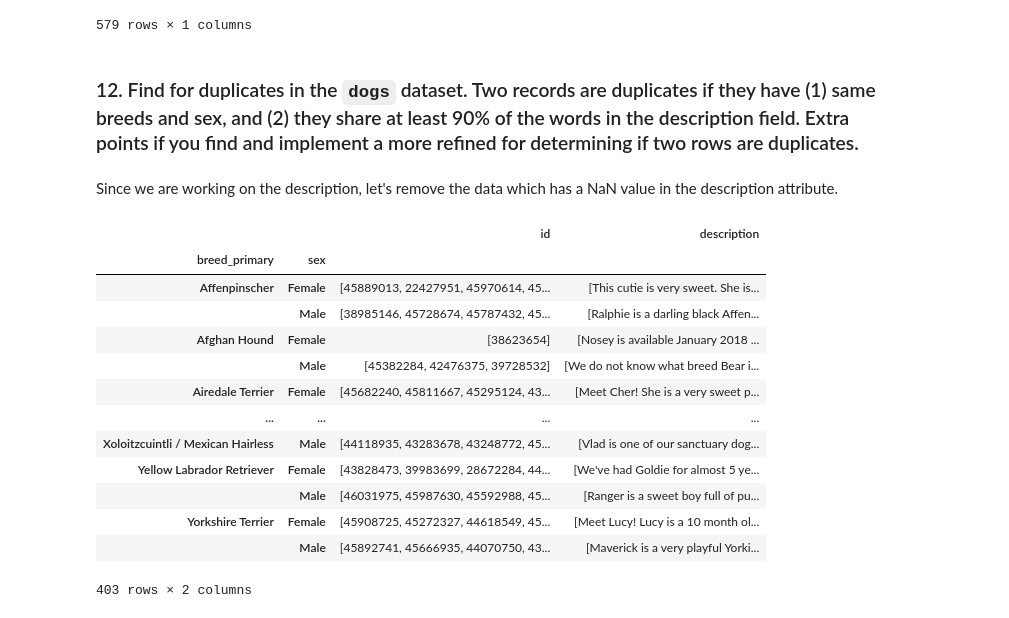
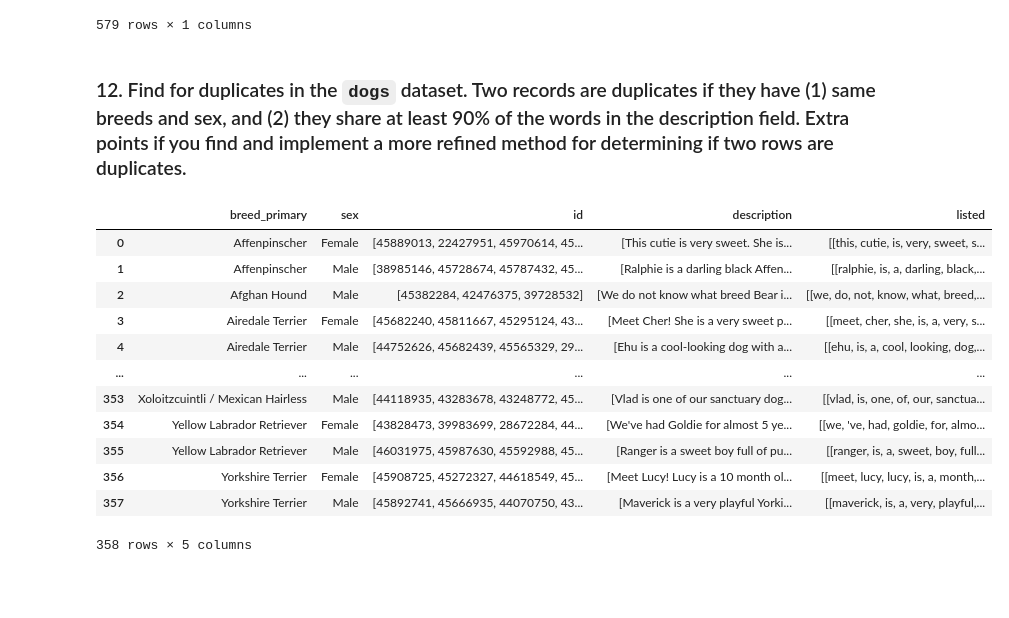
Before and after one commit to CoroTheBoss/CS-project, a Jupyter notebook: notebook.ipynb, the cells around one changed output. Cells and saved outputs as stored; diff of their text form; code cells hidden in the pictures; blank space fills up the shorter version.

```diff
--- a/notebook.ipynb
+++ b/notebook.ipynb
@@ -301,27 +305,42 @@ time_tab_3
 | 853.0 | [604115] |
 579 rows × 1 columns
 # %% [markdown]
-### 12. Find for duplicates in the `dogs` dataset. Two records are duplicates if they have (1) same breeds and sex, and (2) they share at least 90% of the words in the description field. Extra points if you find and implement a more refined for determining if two rows are duplicates.
+### 12. Find for duplicates in the `dogs` dataset. Two records are duplicates if they have (1) same breeds and sex, and (2) they share at least 90% of the words in the description field. Extra points if you find and implement a more refined method for determining if two rows are duplicates.
-# %% [markdown]
-Since we are working on the description, let's remove the data which has a NaN value in the description attribute.
-# %%
-# Removing data with NaN description
-dog_2 = dog[pd.notnull(dog["description"])]
-# Grouping by breed and sex
-dog_2 = dog_2.groupby(["breed_primary", "sex"])[["id", "description"]].agg(lambda x: list(x))
-dog_2
-# %% [output]
-|  |  | id | description |
-| breed_primary | sex |  |  |
-| Affenpinscher | Female | [45889013, 22427951, 45970614, 45... | [This cutie is very sweet. She is... |
-|  | Male | [38985146, 45728674, 45787432, 45... | [Ralphie is a darling black Affen... |
-| Afghan Hound | Female | [38623654] | [Nosey is available January 2018 ... |
-|  | Male | [45382284, 42476375, 39728532] | [We do not know what breed Bear i... |
-| Airedale Terrier | Female | [45682240, 45811667, 45295124, 43... | [Meet Cher! She is a very sweet p... |
-| ... | ... | ... | ... |
-| Xoloitzcuintli / Mexican Hairless | Male | [44118935, 43283678, 43248772, 45... | [Vlad is one of our sanctuary dog... |
-| Yellow Labrador Retriever | Female | [43828473, 39983699, 28672284, 44... | [We've had Goldie for almost 5 ye... |
-|  | Male | [46031975, 45987630, 45592988, 45... | [Ranger is a sweet boy full of pu... |
-| Yorkshire Terrier | Female | [45908725, 45272327, 44618549, 45... | [Meet Lucy! Lucy is a 10 month ol... |
-|  | Male | [45892741, 45666935, 44070750, 43... | [Maverick is a very playful Yorki... |
-403 rows × 2 columns
+# %%
+dog_duplicates = dog[['breed_primary','sex',"id",'description']].dropna(subset=['description'])
+dog_duplicates = dog_duplicates[pd.notnull(dog_duplicates["description"])]
+dog_duplicates["description"] = dog_duplicates["description"].apply(lambda x: x.replace("\n", " "))
+dog_duplicates["description"] = dog_duplicates["description"].apply(lambda x: fix_encoding(x))
+dog_duplicates = dog_duplicates.groupby(["breed_primary", "sex"])[["id", "description"]].agg(lambda x: list(x))
+dog_duplicates = dog_duplicates[dog_duplicates['id'].map(len)!=1]
+dog_duplicates = dog_duplicates.reset_index()
+# %%
+nlp = spacy.load("en_core_web_sm")
+regex = re.compile(r'[a-z]')
+def makelist(row):
+  output=[]
+  for description in row:
+       doc = nlp(description)
+       description_list = list()
+       for token in doc:
+         if regex.search(token.text.lower()):
+           description_list.append(token.text.lower())
+       output.append(description_list)
+  return(output)
+# %%
+dog_duplicates['listed'] = dog_duplicates['description'].apply(lambda row: makelist(row))
+dog_duplicates
+# %% [output]
+|  | breed_primary | sex | id | description | listed |
+| 0 | Affenpinscher | Female | [45889013, 22427951, 45970614, 45... | [This cutie is very sweet. She is... | [[this, cutie, is, very, sweet, s... |
+| 1 | Affenpinscher | Male | [38985146, 45728674, 45787432, 45... | [Ralphie is a darling black Affen... | [[ralphie, is, a, darling, black,... |
+| 2 | Afghan Hound | Male | [45382284, 42476375, 39728532] | [We do not know what breed Bear i... | [[we, do, not, know, what, breed,... |
+| 3 | Airedale Terrier | Female | [45682240, 45811667, 45295124, 43... | [Meet Cher! She is a very sweet p... | [[meet, cher, she, is, a, very, s... |
+| 4 | Airedale Terrier | Male | [44752626, 45682439, 45565329, 29... | [Ehu is a cool-looking dog with a... | [[ehu, is, a, cool, looking, dog,... |
+| ... | ... | ... | ... | ... | ... |
+| 353 | Xoloitzcuintli / Mexican Hairless | Male | [44118935, 43283678, 43248772, 45... | [Vlad is one of our sanctuary dog... | [[vlad, is, one, of, our, sanctua... |
+| 354 | Yellow Labrador Retriever | Female | [43828473, 39983699, 28672284, 44... | [We've had Goldie for almost 5 ye... | [[we, 've, had, goldie, for, almo... |
+| 355 | Yellow Labrador Retriever | Male | [46031975, 45987630, 45592988, 45... | [Ranger is a sweet boy full of pu... | [[ranger, is, a, sweet, boy, full... |
+| 356 | Yorkshire Terrier | Female | [45908725, 45272327, 44618549, 45... | [Meet Lucy! Lucy is a 10 month ol... | [[meet, lucy, lucy, is, a, month,... |
+| 357 | Yorkshire Terrier | Male | [45892741, 45666935, 44070750, 43... | [Maverick is a very playful Yorki... | [[maverick, is, a, very, playful,... |
+358 rows × 5 columns
```
Also changed, not shown: parts of 7 cells of this notebook.
